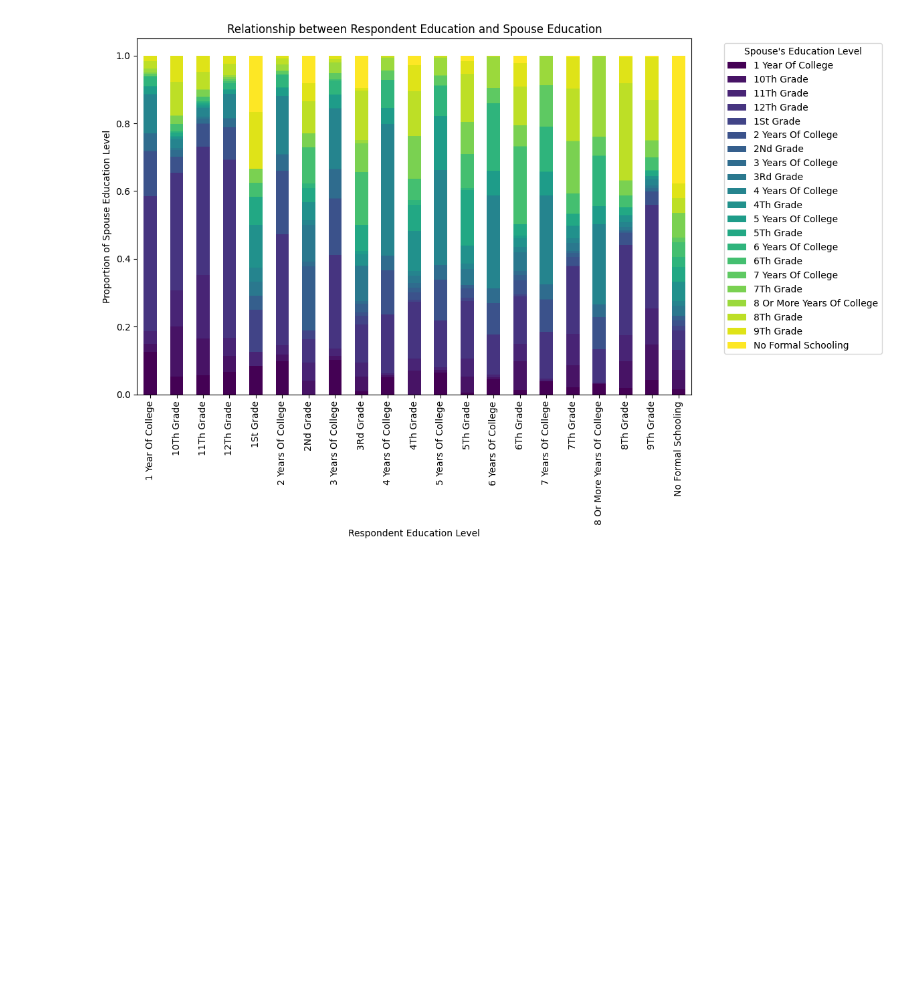
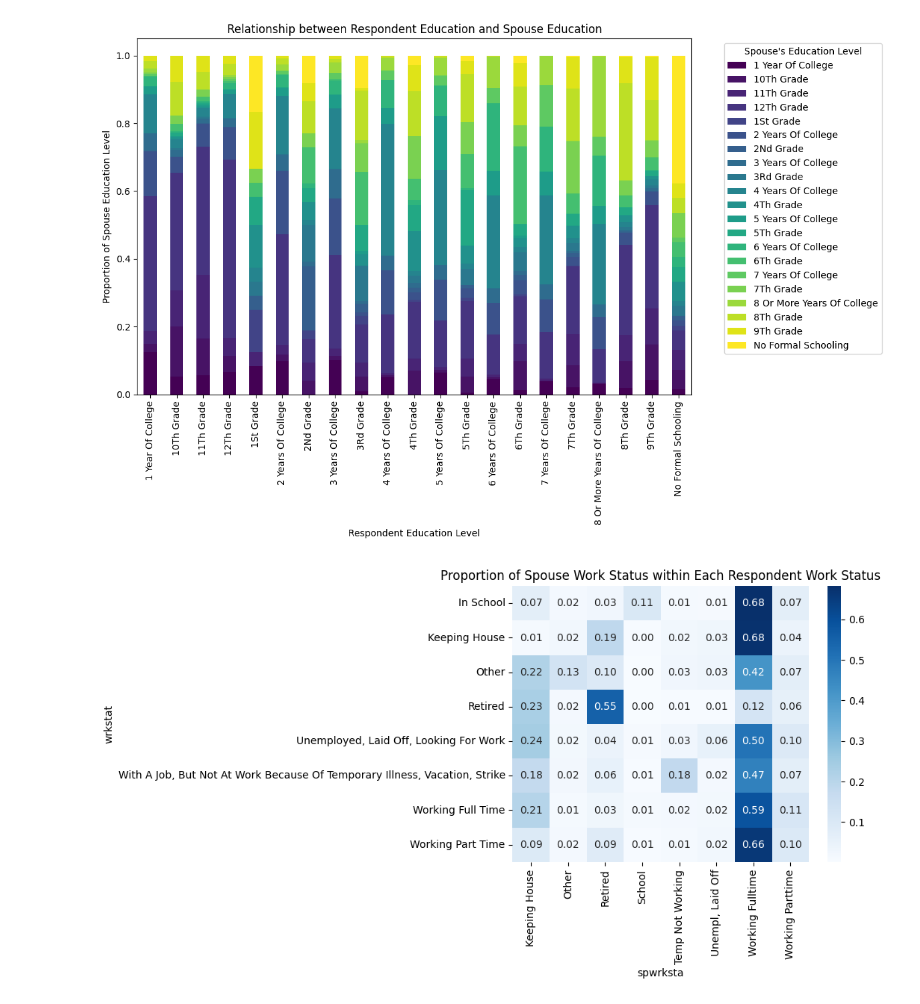
Before and after one commit to meherkalsi13-png/lab_eda, a Jupyter notebook: lab_notebook.ipynb, the cells around one changed output. Drawn from its saved outputs; the diff is of its cells as text; code cells hidden in the pictures; blank space fills up the shorter version.

```diff
--- a/lab_notebook.ipynb
+++ b/lab_notebook.ipynb
@@ -335,3 +346,12 @@ plt.show()
 # %% [output]
 <Figure size 1200x800 with 0 Axes>
 [figure]
+# %%
+#row-normalized cross-tab (each row sums to 1)
+wrkstat_spwrksta_prop = pd.crosstab(gss['wrkstat'], gss['spwrksta'], normalize='index')
+
+sns.heatmap(wrkstat_spwrksta_prop, annot=True, fmt=".2f", cmap="Blues")
+plt.title("Proportion of Spouse Work Status within Each Respondent Work Status")
+plt.show()
+# %% [output]
+[figure, added]
```
Also changed, not shown: parts of 2 cells of this notebook.
